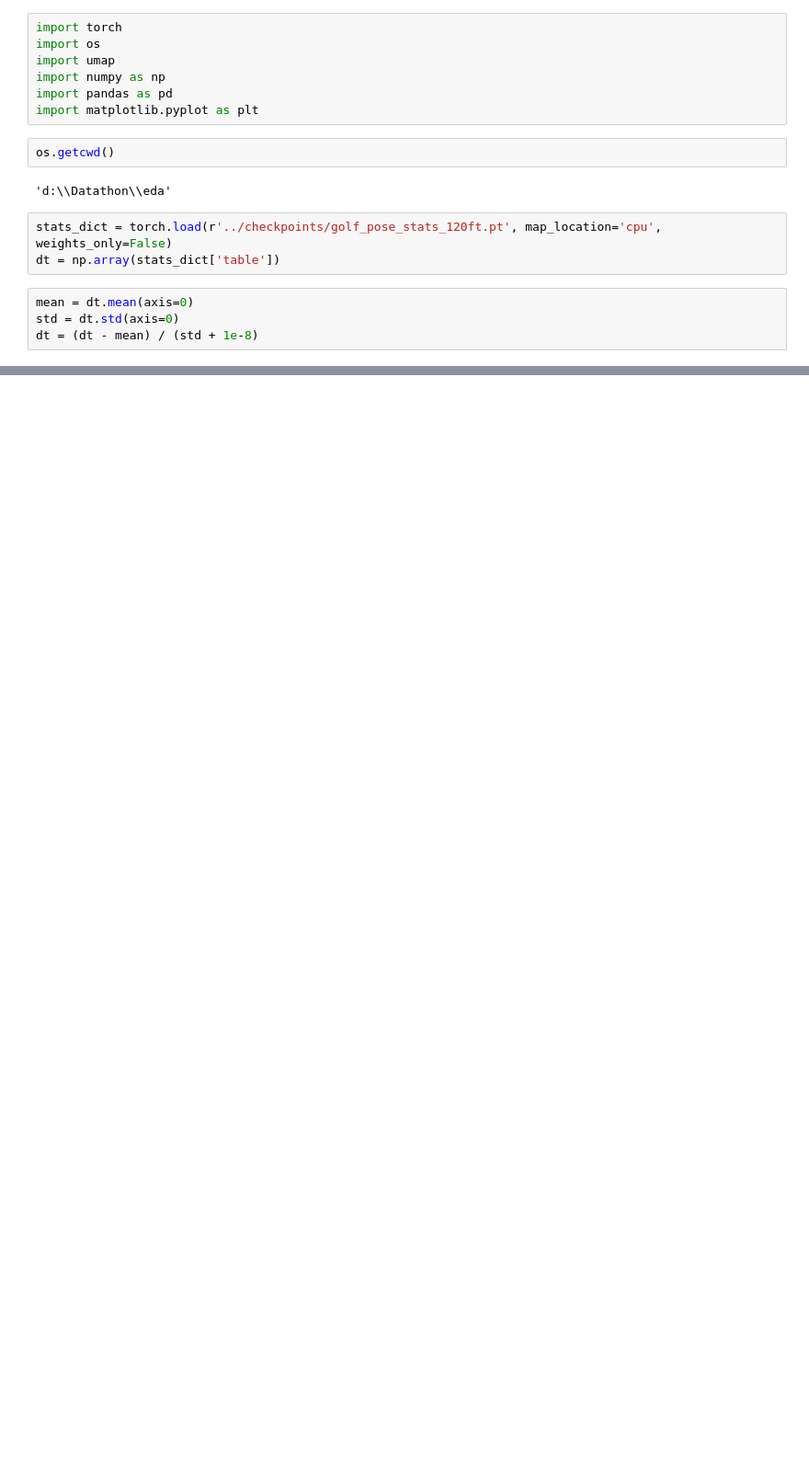
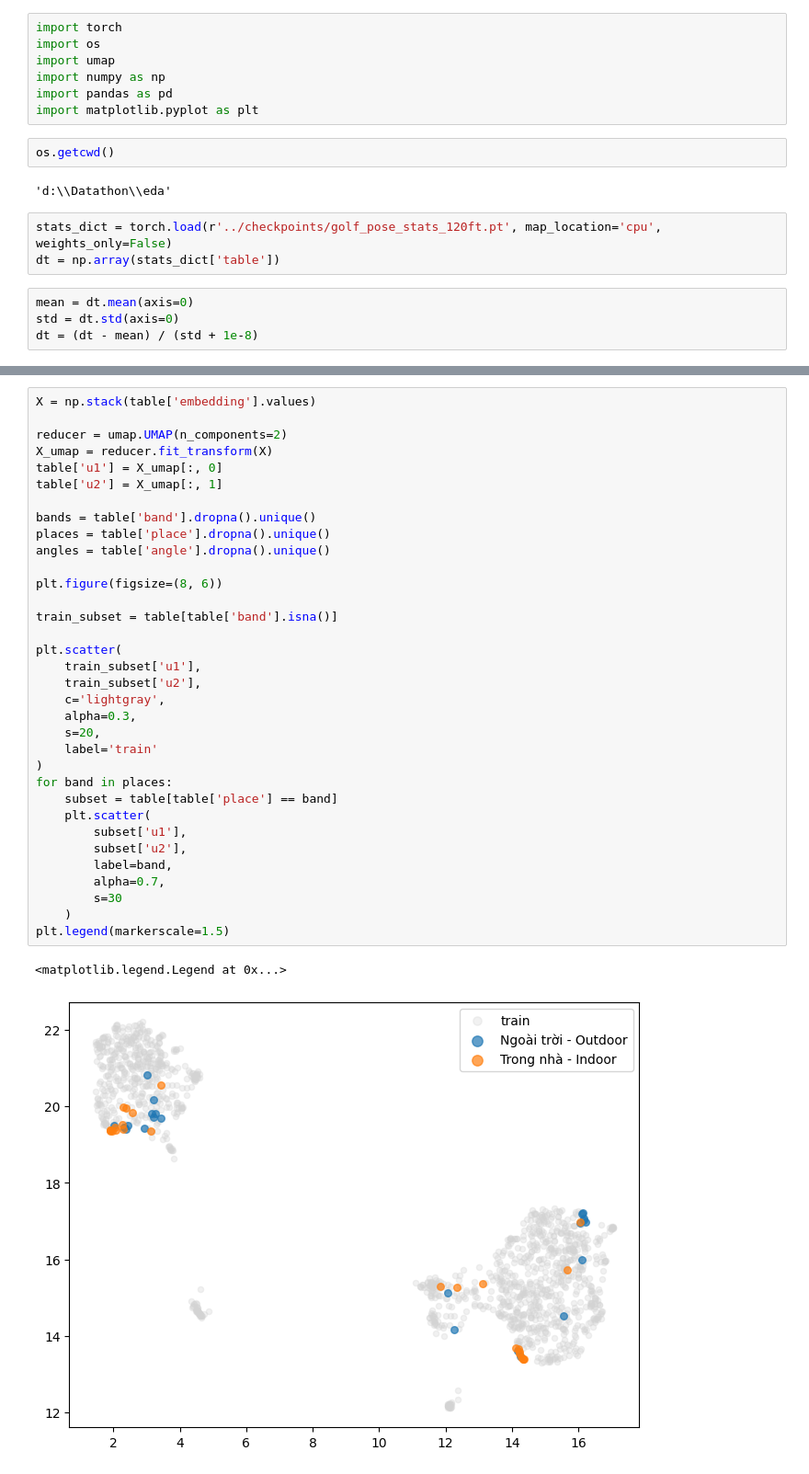
Before and after one commit to thisishiu/Golf-Pose, a Jupyter notebook: eda/stat_120ft.ipynb, the cells around one changed output, grey strips where cells are left out. Shown: that part at 92% size. Drawn from its saved outputs; the diff is of its cells as text; blank space fills up the shorter version.

```diff
--- a/eda/stat_120ft.ipynb
+++ b/eda/stat_120ft.ipynb
@@ -94,3 +57,40 @@ plt.legend(markerscale=1.5)
+# %%
+X = np.stack(table['embedding'].values)
+
+reducer = umap.UMAP(n_components=2)
+X_umap = reducer.fit_transform(X)
+table['u1'] = X_umap[:, 0]
+table['u2'] = X_umap[:, 1]
+
+bands = table['band'].dropna().unique()
+places = table['place'].dropna().unique()
+angles = table['angle'].dropna().unique()
+
+plt.figure(figsize=(8, 6))
+
+train_subset = table[table['band'].isna()]
+
+plt.scatter(
+	train_subset['u1'],
+	train_subset['u2'],
+	c='lightgray',
+	alpha=0.3,
+	s=20,
+	label='train'
+)
+for band in places:
+	subset = table[table['place'] == band]
+	plt.scatter(
+		subset['u1'],
+		subset['u2'],
+		label=band,
+		alpha=0.7,
+		s=30
+	)
+plt.legend(markerscale=1.5)
+# %% [output]
+<matplotlib.legend.Legend at 0x...>
+[figure, added]
 # %%
 test_subset = test_table.copy()
 X = np.stack(test_subset['embedding'].values)
```
Also changed, not shown: parts of 2 cells of this notebook, 14 other files.
